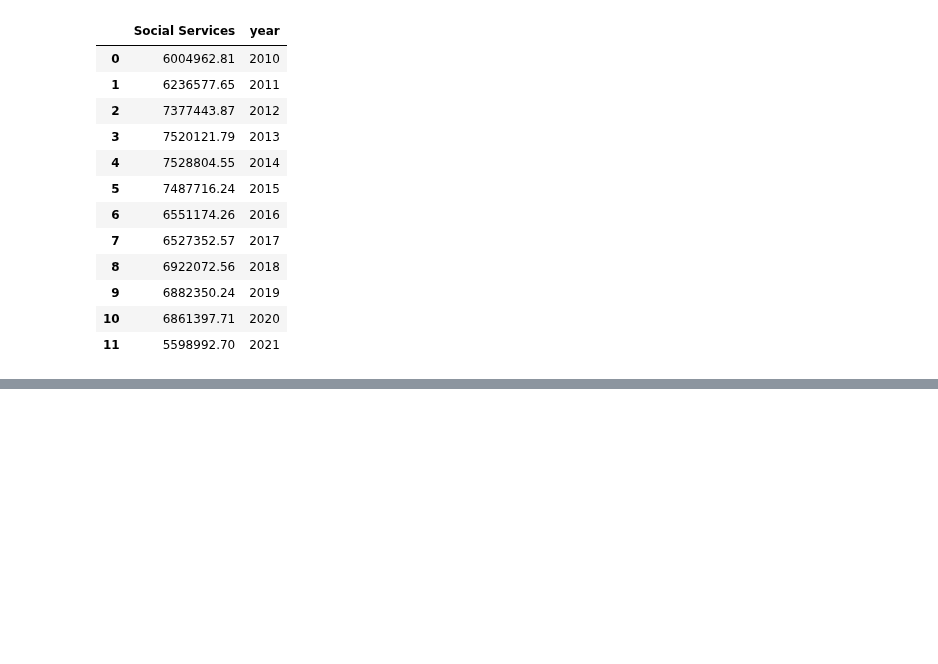
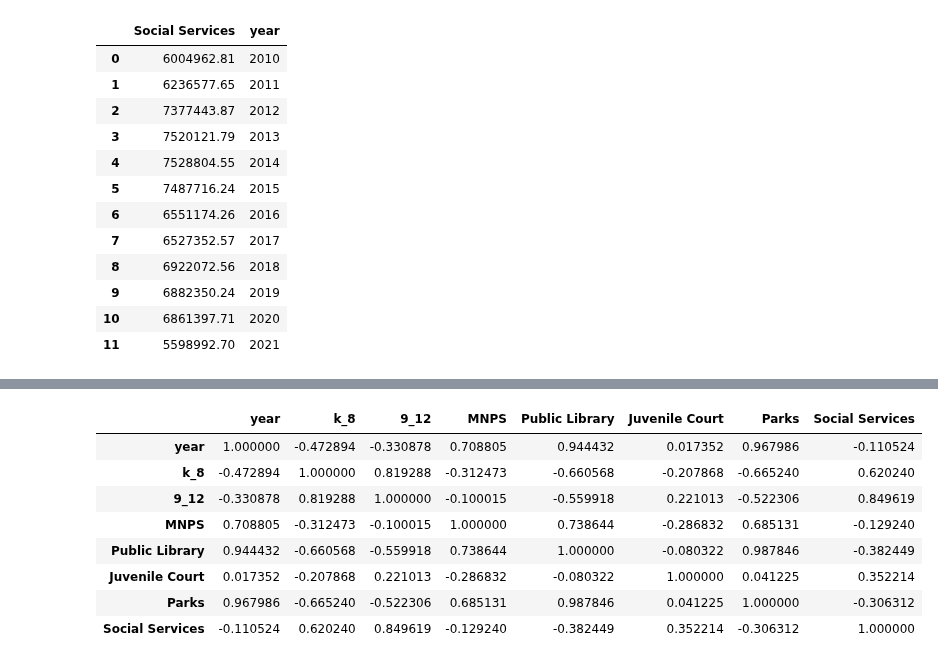
Before and after one commit to jwhankins177/capstone-budget-impact-jupyternb-python, a Jupyter notebook: notebooks/corr.ipynb, the cells around one changed output, grey strips where cells are left out. Cells and saved outputs as stored; diff of their text form; code cells hidden in the pictures; blank space fills up the shorter version.

Commit message:
got all corr values for all numbers

```diff
--- a/notebooks/corr.ipynb
+++ b/notebooks/corr.ipynb
@@ -155,0 +242,18 @@ mnps_
+# %%
+att = pd.merge(att_corr, mnps_corr)
+att = pd.merge(att, lib_corr)
+att = pd.merge(att, juc_corr)
+att = pd.merge(att, parks_corr)
+att = pd.merge(att, social_corr)
+# %%
+att.corr()
+# %% [output]
+|  | year | k_8 | 9_12 | MNPS | Public Library | Juvenile Court | Parks | Social Services |
+| year | 1.000000 | -0.472894 | -0.330878 | 0.708805 | 0.944432 | 0.017352 | 0.967986 | -0.110524 |
+| k_8 | -0.472894 | 1.000000 | 0.819288 | -0.312473 | -0.660568 | -0.207868 | -0.665240 | 0.620240 |
+| 9_12 | -0.330878 | 0.819288 | 1.000000 | -0.100015 | -0.559918 | 0.221013 | -0.522306 | 0.849619 |
+| MNPS | 0.708805 | -0.312473 | -0.100015 | 1.000000 | 0.738644 | -0.286832 | 0.685131 | -0.129240 |
+| Public Library | 0.944432 | -0.660568 | -0.559918 | 0.738644 | 1.000000 | -0.080322 | 0.987846 | -0.382449 |
+| Juvenile Court | 0.017352 | -0.207868 | 0.221013 | -0.286832 | -0.080322 | 1.000000 | 0.041225 | 0.352214 |
+| Parks | 0.967986 | -0.665240 | -0.522306 | 0.685131 | 0.987846 | 0.041225 | 1.000000 | -0.306312 |
+| Social Services | -0.110524 | 0.620240 | 0.849619 | -0.129240 | -0.382449 | 0.352214 | -0.306312 | 1.000000 |
```
Also changed, not shown: parts of 14 cells of this notebook.
